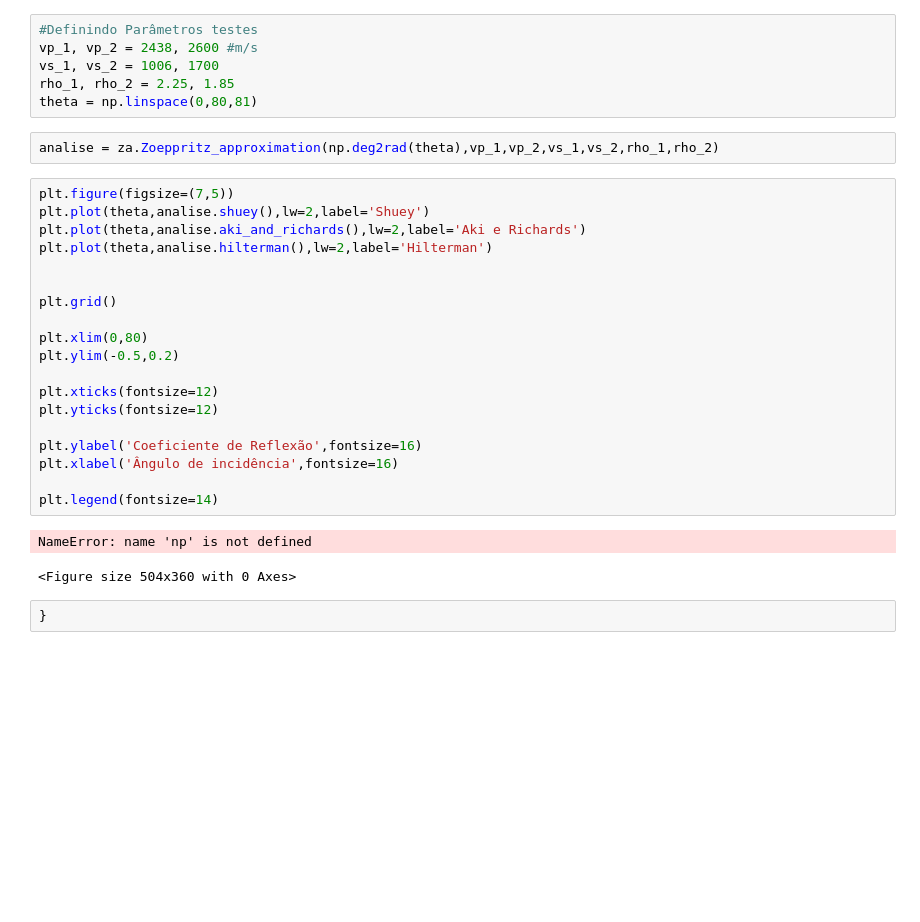
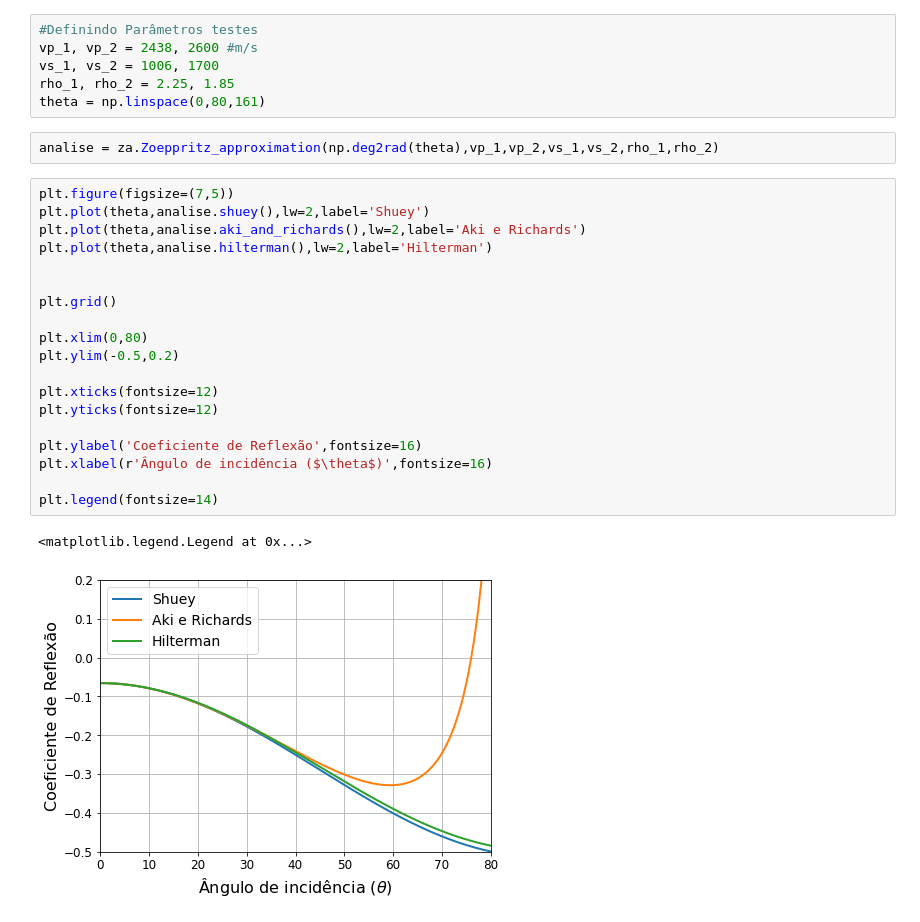
Before and after one commit to alexleogc/GEO214_Interpretacao_de_dados_sismicos_2021_2, a Jupyter notebook: Notebooks/001_Zoeppritz_approximation.ipynb, the cells around one changed output. Saved outputs shown, nothing was run; the diff lists cells and outputs as text; blank space fills up the shorter version.

```diff
--- a/Notebooks/001_Zoeppritz_approximation.ipynb
+++ b/Notebooks/001_Zoeppritz_approximation.ipynb
@@ -7,30 +49,28 @@ from seismic_interpretation_tools.Reflection import Zoeppritz_approximation as z
 vp_1, vp_2 = 2438, 2600 #m/s
 vs_1, vs_2 = 1006, 1700
 rho_1, rho_2 = 2.25, 1.85
-theta = np.linspace(0,80,81)
+theta = np.linspace(0,80,161)
 # %%
 analise = za.Zoeppritz_approximation(np.deg2rad(theta),vp_1,vp_2,vs_1,vs_2,rho_1,rho_2)
 # %%
 plt.figure(figsize=(7,5))
 plt.plot(theta,analise.shuey(),lw=2,label='Shuey')
 plt.plot(theta,analise.aki_and_richards(),lw=2,label='Aki e Richards')
 plt.plot(theta,analise.hilterman(),lw=2,label='Hilterman')
 
 
 plt.grid()
 
 plt.xlim(0,80)
 plt.ylim(-0.5,0.2)
 
 plt.xticks(fontsize=12)
 plt.yticks(fontsize=12)
 
 plt.ylabel('Coeficiente de Reflexão',fontsize=16)
-plt.xlabel('Ângulo de incidência',fontsize=16)
+plt.xlabel(r'Ângulo de incidência ($\theta$)',fontsize=16)
 
 plt.legend(fontsize=14)
 # %% [output]
-NameError: name 'np' is not defined
+<matplotlib.legend.Legend at 0x...>
-<Figure size 504x360 with 0 Axes>
+[figure, added]
-# %%
-}
```
Also changed, not shown: parts of 4 cells of this notebook, 6 other files.
